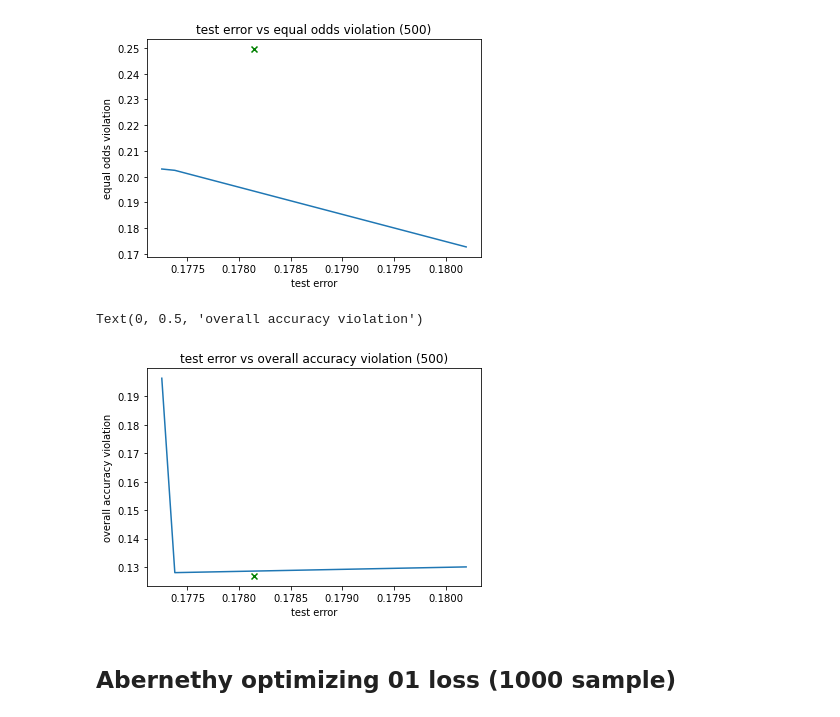
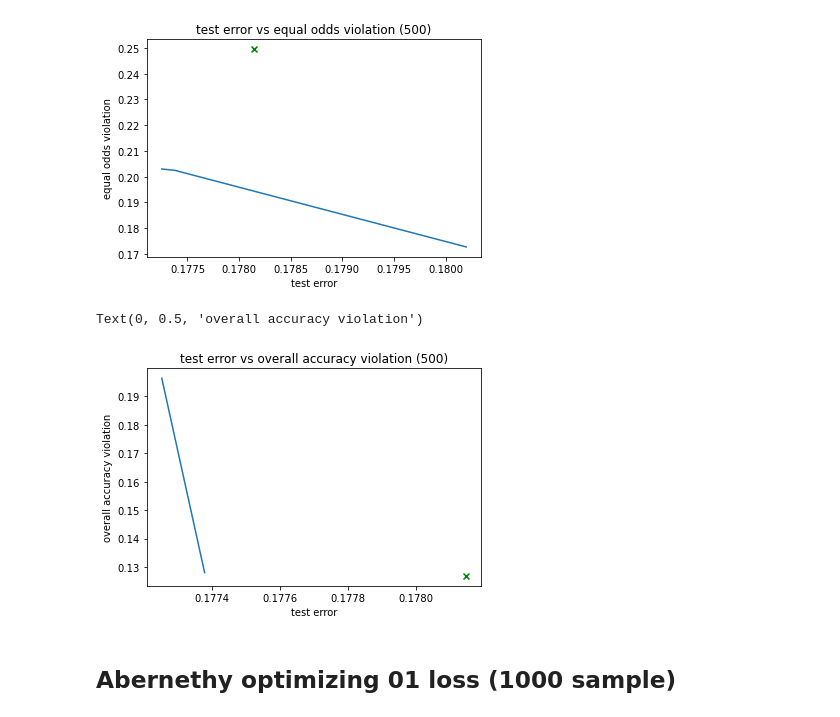
Before and after one commit to laurakn/undergrad_research_2022, a Jupyter notebook: lawrence/plot_Shehkar_equal_oppos.ipynb, the cells around one changed output. Saved outputs shown, nothing was run; the diff lists cells and outputs as text; code cells hidden in the pictures.

Commit message:
plot

```diff
--- a/lawrence/plot_Shehkar_equal_oppos.ipynb
+++ b/lawrence/plot_Shehkar_equal_oppos.ipynb
@@ -15,7 +15,7 @@ baseline2 = baseline2.mean(axis=0)
 ## Read in data (Shekhar)
 # %%
 part1 = pd.read_csv("equal_oppo_Shekhar.csv")
-part2 = pd.read_csv('Ruoyu/tmp_result/Shekhar_0.4 to 1_Equal_opportunity.csv')
+part2 = pd.read_csv('../Ruoyu/tmp_result/Shekhar_0.4 to 1_Equal_opportunity.csv')
 part2.columns = ["index", "p","checkpoint","test error","demographic parity","equal_opportunity","equal odds","overall accuracy violation"]
 part1.columns = ["index", "p","checkpoint","test error","demographic parity","equal odds","equal_opportunity","overall accuracy violation"]
 # %%
@@ -103,19 +103,19 @@ Text(0, 0.5, 'equal odds violation')
 # %%
 test_error_frontier = [df['test error'].iloc[0]]
 overall_acc_frontier = [df['overall accuracy violation'].iloc[0]]
 for i in range(len(index)):
-    if df['equal_opportunity'].iloc[i] < overall_acc_frontier[-1]:
+    if df['overall accuracy violation'].iloc[i] < overall_acc_frontier[-1]:
         overall_acc_frontier.append(df['overall accuracy violation'].iloc[i])
         test_error_frontier.append(df['test error'].iloc[i])
 
 plt.plot(test_error_frontier, overall_acc_frontier)
 plt.scatter(baseline1.loc["test error"], baseline1.loc["overall accuracy violation"], marker='x', c="g")
 plt.title("test error vs overall accuracy violation (500)")
 plt.xlabel("test error")
 plt.ylabel("overall accuracy violation")
 # %% [output]
 Text(0, 0.5, 'overall accuracy violation')
-[figure, old version]
+[figure, new version]
 # %% [markdown]
 ## Abernethy optimizing 01 loss (1000 sample)
 # %%
```
Also changed, not shown: 1 other file.
